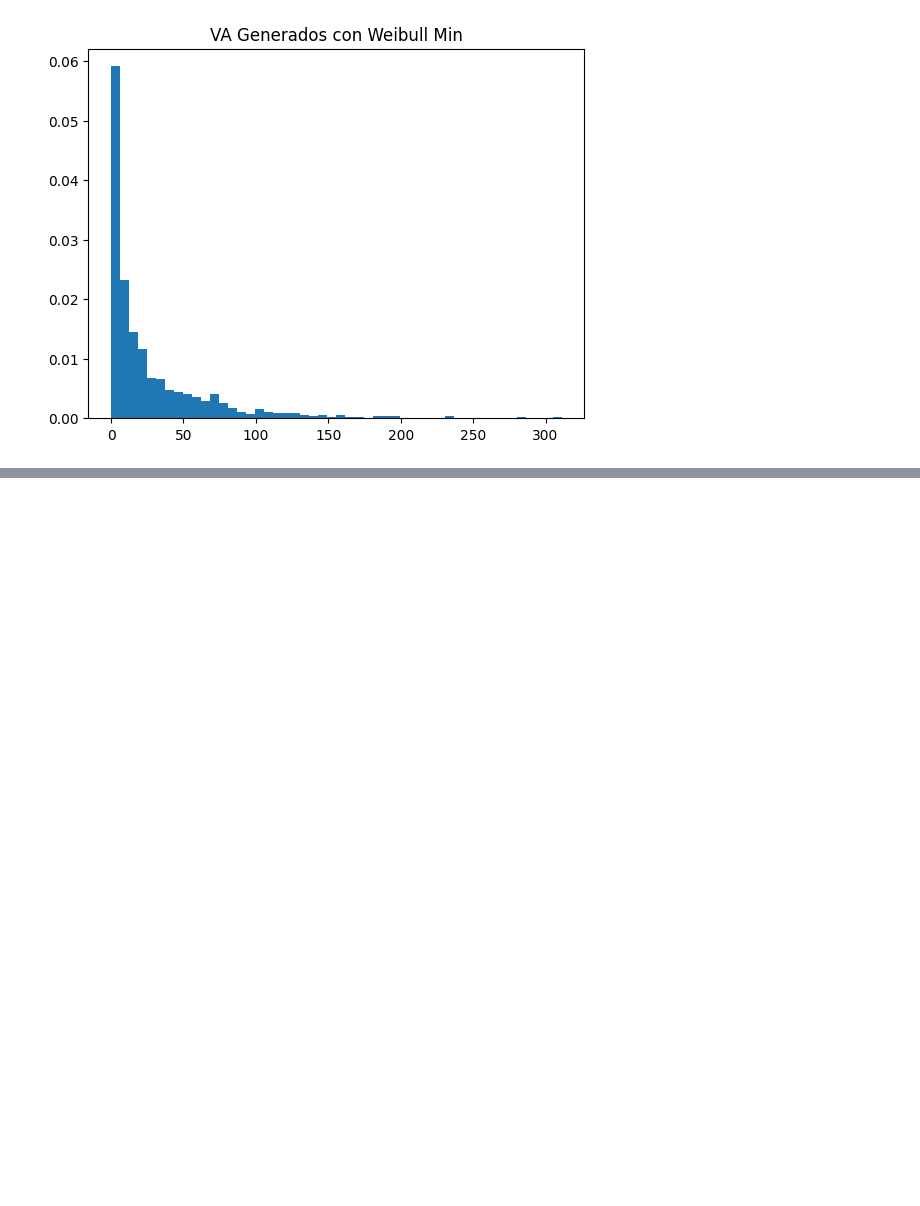
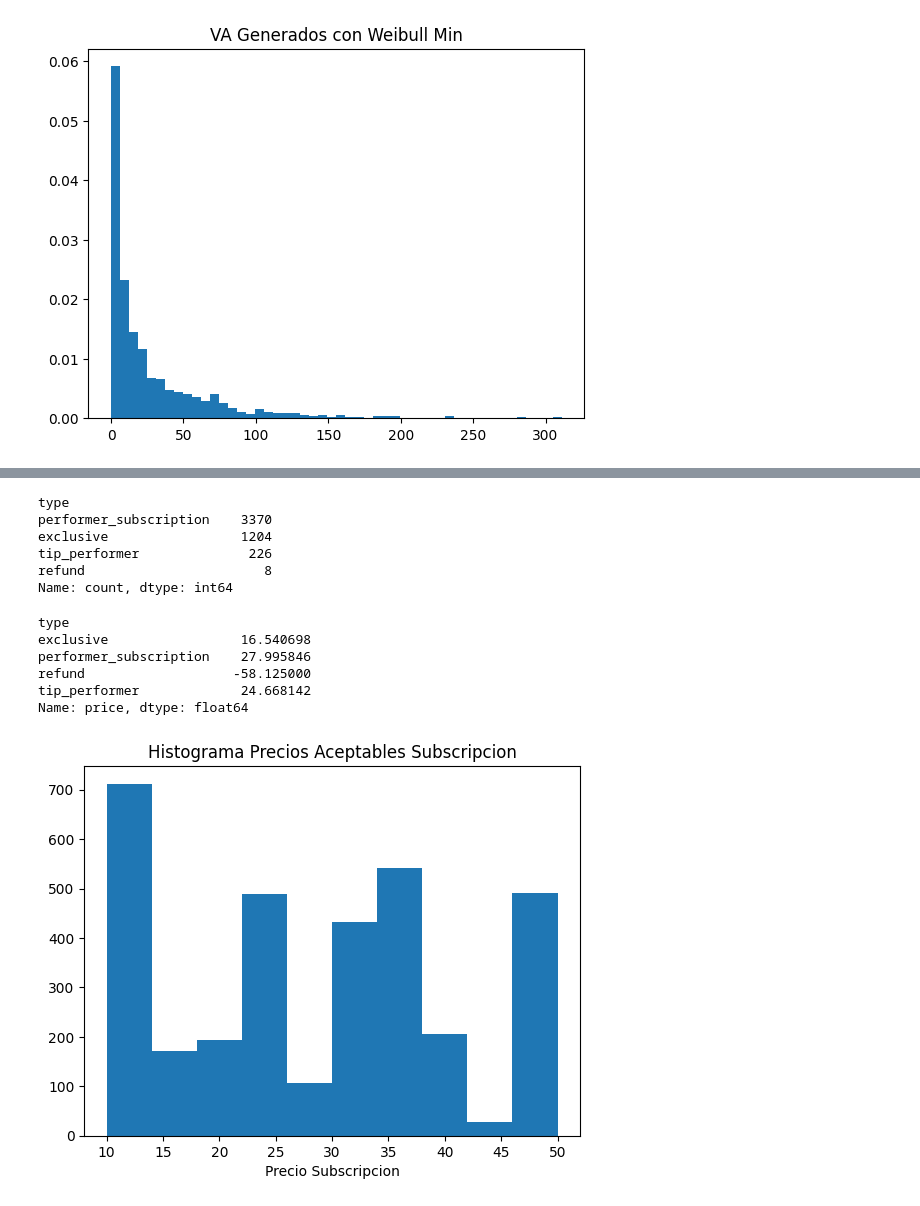
Before and after one commit to marcorodriguezmelgarejo/simulacion-creadores-de-contenido, a Jupyter notebook: fdps.ipynb, the cells around one changed output, grey strips where cells are left out. Drawn from its saved outputs; the diff is of its cells as text; code cells hidden in the pictures; blank space fills up the shorter version.

```diff
--- a/fdps.ipynb
+++ b/fdps.ipynb
@@ -68,0 +155,3 @@ plt.show()
+# %%
+items = pd.json_normalize(df.item)
+items.describe()
@@ -68,0 +168,9 @@ plt.show()
+# %%
+items.type.value_counts()
+# %% [output]
+type
+performer_subscription    3370
+exclusive                 1204
+tip_performer              226
+refund                       8
+Name: count, dtype: int64
@@ -68,0 +179,18 @@ plt.show()
+# %%
+subscriptions
+# %% [output]
+type
+exclusive                 16.540698
+performer_subscription    27.995846
+refund                   -58.125000
+tip_performer             24.668142
+Name: price, dtype: float64
+# %%
+filtered = items[items['type'] == 'performer_subscription']
+# %%
+plt.title('Histograma Precios Aceptables Subscripcion')
+plt.xlabel('Precio Subscripcion')
+plt.hist(filtered['price'])
+plt.show()
+# %% [output]
+[figure, added]
```
Also changed, not shown: parts of 20 cells of this notebook.
